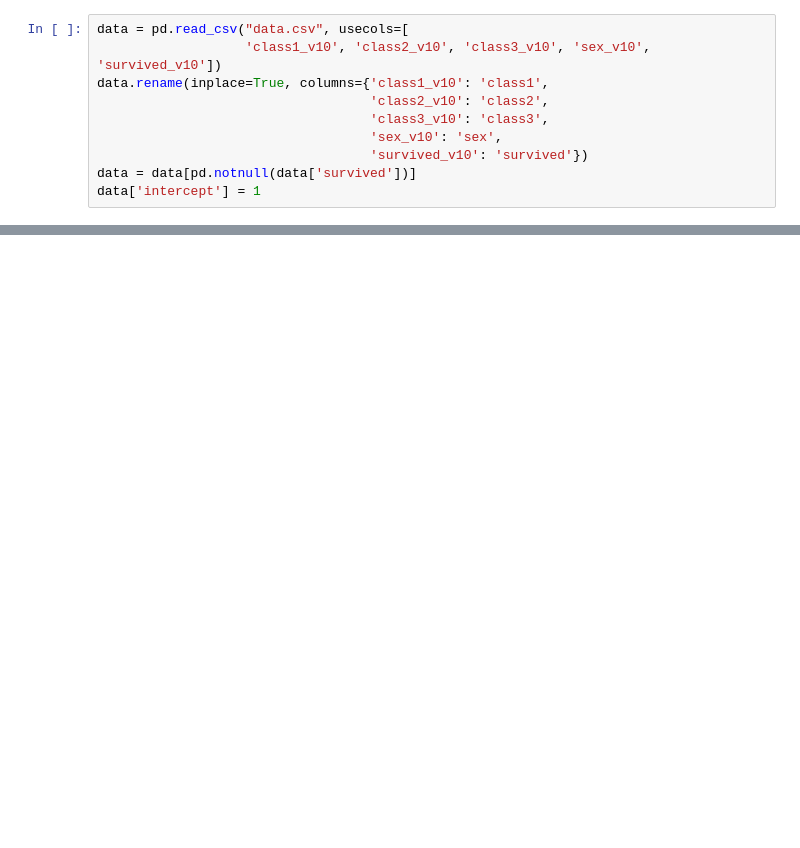
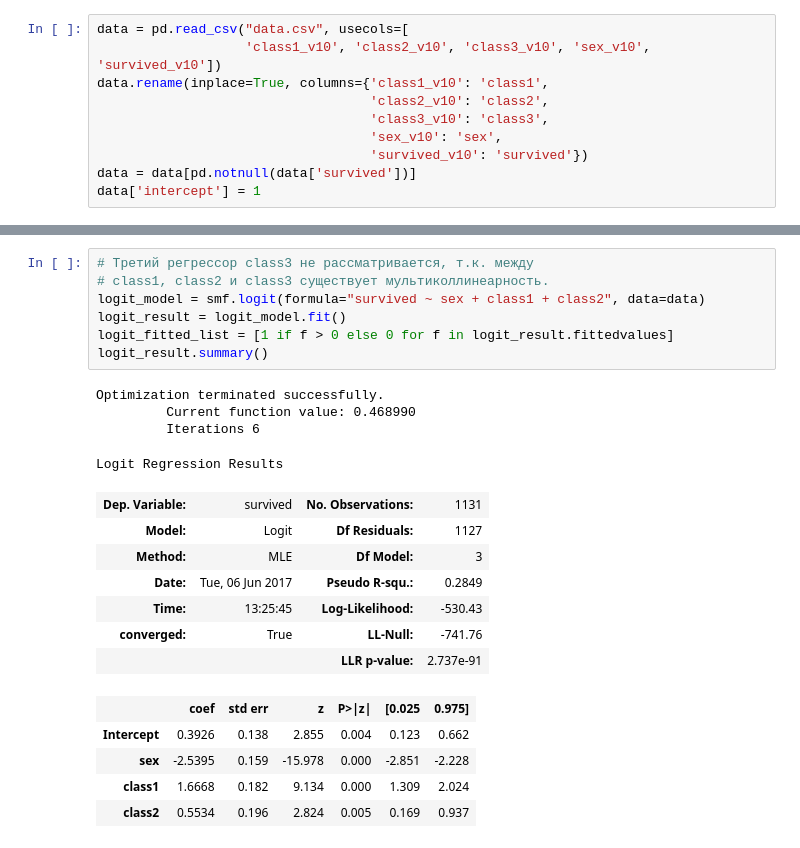
Before and after one commit to Zakhse/mathstat_hse, a Jupyter notebook: Matstat_HW6/Matstat_HW6.ipynb, the cells around one changed output, grey strips where cells are left out. Drawn from its saved outputs; the diff is of its cells as text; blank space fills up the shorter version.

```diff
--- a/Matstat_HW6/Matstat_HW6.ipynb
+++ b/Matstat_HW6/Matstat_HW6.ipynb
@@ -49,0 +43,24 @@ print (logit_result.mle_retvals)
+# %%
+# Третий регрессор class3 не рассматривается, т.к. между
+# class1, class2 и class3 существует мультиколлинеарность.
+logit_model = smf.logit(formula="survived ~ sex + class1 + class2", data=data)
+logit_result = logit_model.fit()
+logit_fitted_list = [1 if f > 0 else 0 for f in logit_result.fittedvalues]
+logit_result.summary()
+# %% [output]
+Optimization terminated successfully.
+         Current function value: 0.468990
+         Iterations 6
+Logit Regression Results
+| Dep. Variable: | survived | No. Observations: | 1131 |
+| Model: | Logit | Df Residuals: | 1127 |
+| Method: | MLE | Df Model: | 3 |
+| Date: | Tue, 06 Jun 2017 | Pseudo R-squ.: | 0.2849 |
+| Time: | 13:25:45 | Log-Likelihood: | -530.43 |
+| converged: | True | LL-Null: | -741.76 |
+|  |  | LLR p-value: | 2.737e-91 |
+|  | coef | std err | z | P>|z| | [0.025 | 0.975] |
+| Intercept | 0.3926 | 0.138 | 2.855 | 0.004 | 0.123 | 0.662 |
+| sex | -2.5395 | 0.159 | -15.978 | 0.000 | -2.851 | -2.228 |
+| class1 | 1.6668 | 0.182 | 9.134 | 0.000 | 1.309 | 2.024 |
+| class2 | 0.5534 | 0.196 | 2.824 | 0.005 | 0.169 | 0.937 |
```
Also changed, not shown: parts of 17 cells of this notebook.
